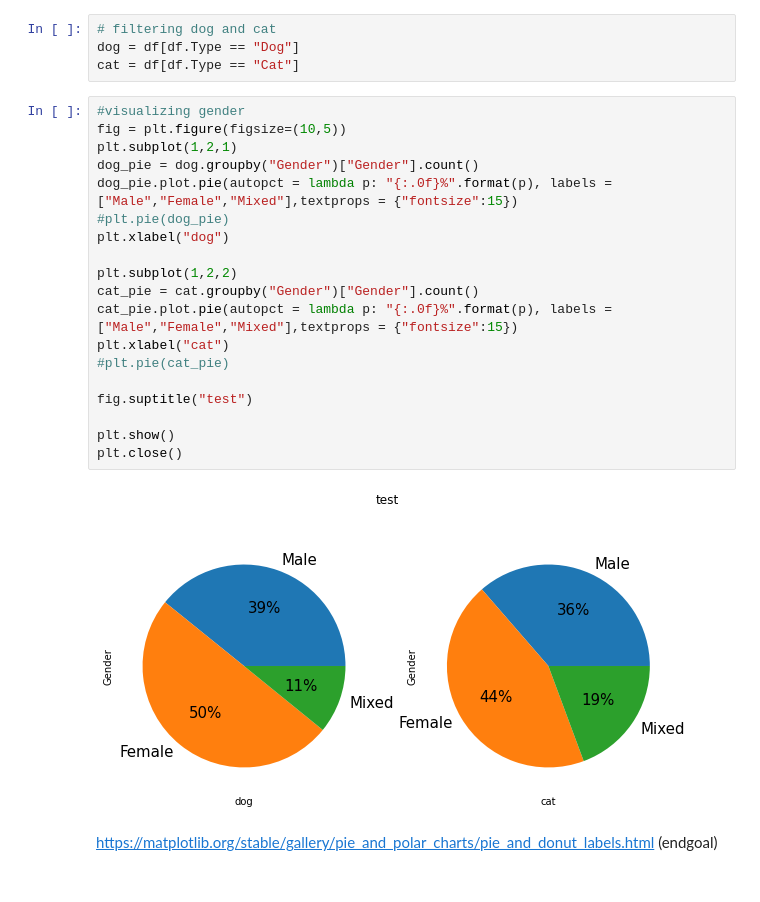
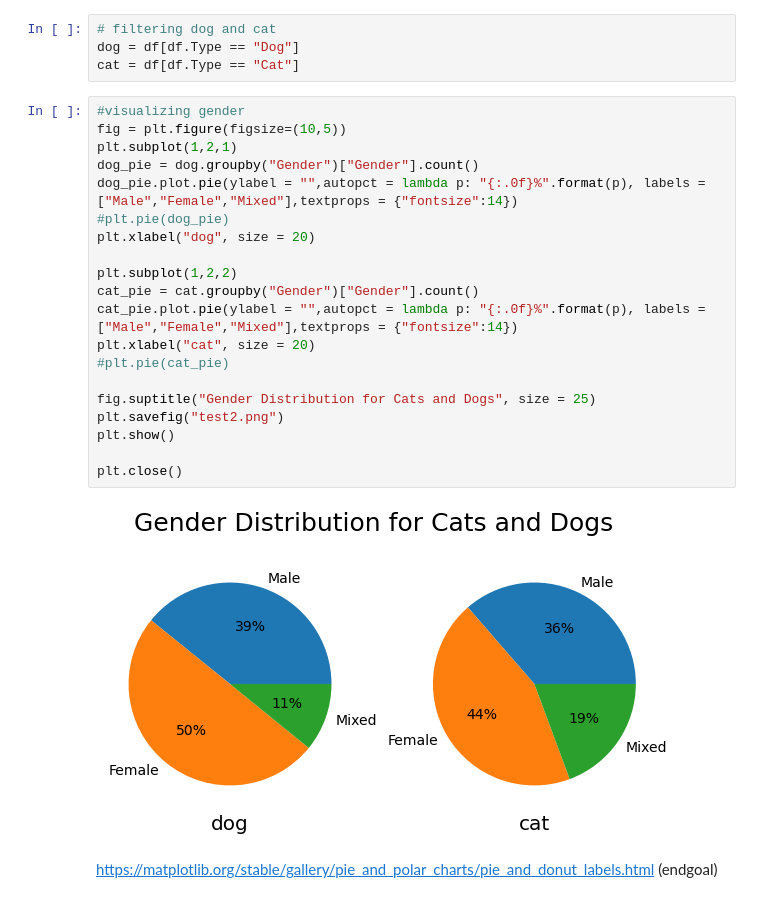
Before and after one commit to naufaldi-fir/adoption-prediction-project, a Jupyter notebook: Exploration on Age, Gender, Maturity Size, Furlength and Quantity.ipynb, the cells around one changed output. Saved outputs shown, nothing was run; the diff lists cells and outputs as text.

Commit message:
Finishing gender distribution

```diff
--- a/Exploration on Age, Gender, Maturity Size, Furlength and Quantity.ipynb
+++ b/Exploration on Age, Gender, Maturity Size, Furlength and Quantity.ipynb
@@ -150,24 +150,25 @@ cat = df[df.Type == "Cat"]
 # %%
 #visualizing gender
 fig = plt.figure(figsize=(10,5))
 plt.subplot(1,2,1)
 dog_pie = dog.groupby("Gender")["Gender"].count()
-dog_pie.plot.pie(autopct = lambda p: "{:.0f}%".format(p), labels = ["Male","Female","Mixed"],textprops = {"fontsize":15})
+dog_pie.plot.pie(ylabel = "",autopct = lambda p: "{:.0f}%".format(p), labels = ["Male","Female","Mixed"],textprops = {"fontsize":14})
 #plt.pie(dog_pie)
-plt.xlabel("dog")
+plt.xlabel("dog", size = 20)
 
 plt.subplot(1,2,2)
 cat_pie = cat.groupby("Gender")["Gender"].count()
-cat_pie.plot.pie(autopct = lambda p: "{:.0f}%".format(p), labels = ["Male","Female","Mixed"],textprops = {"fontsize":15})
-plt.xlabel("cat")
+cat_pie.plot.pie(ylabel = "",autopct = lambda p: "{:.0f}%".format(p), labels = ["Male","Female","Mixed"],textprops = {"fontsize":14})
+plt.xlabel("cat", size = 20)
 #plt.pie(cat_pie)
 
-fig.suptitle("test")
+fig.suptitle("Gender Distribution for Cats and Dogs", size = 25)
+plt.savefig("test2.png")
+plt.show()
 
-plt.show()
 plt.close()
 # %% [output]
-[figure, old version]
+[figure, new version]
 # %% [markdown]
 https://matplotlib.org/stable/gallery/pie_and_polar_charts/pie_and_donut_labels.html
 (endgoal)
```
Also changed, not shown: parts of 1 cell of this notebook.
